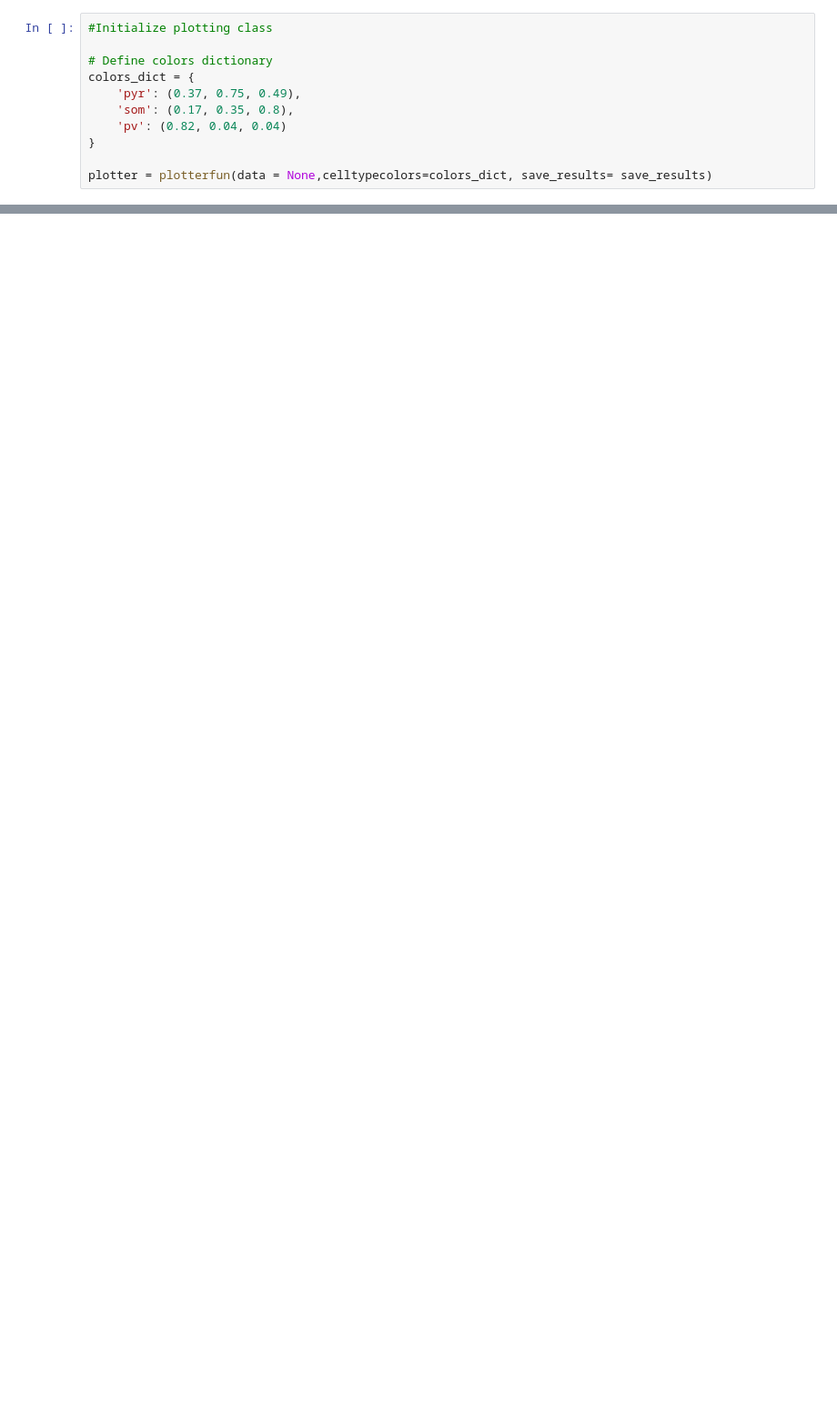
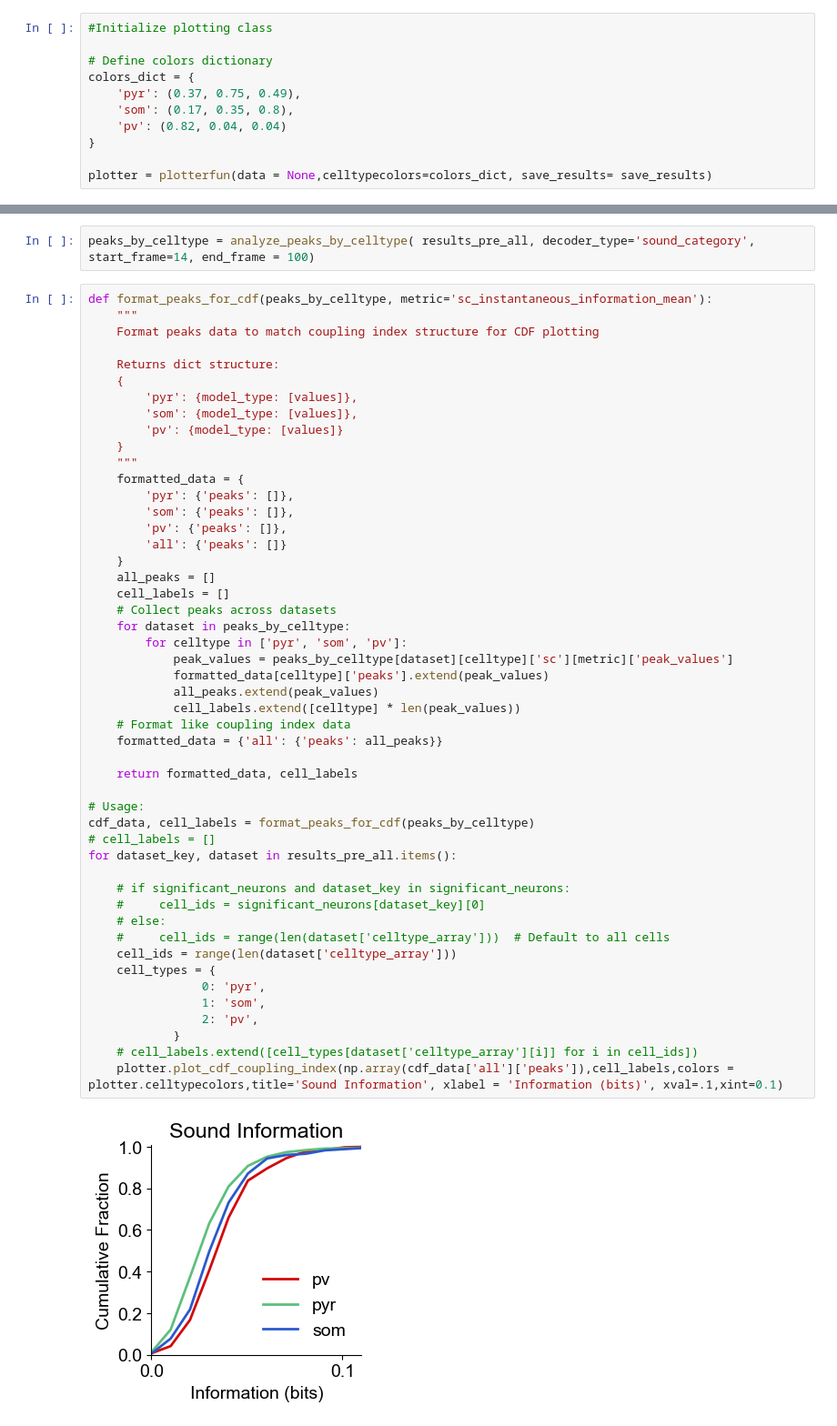
Before and after one commit to constanzabassi/GLM-analysis, a Jupyter notebook: run_glm_decoding_analysis.ipynb, the cells around one changed output, grey strips where cells are left out. Shown at 91% size. Saved outputs shown, nothing was run; the diff lists cells and outputs as text; blank space fills up the shorter version.

```diff
--- a/run_glm_decoding_analysis.ipynb
+++ b/run_glm_decoding_analysis.ipynb
@@ -296,0 +381,53 @@ Peak frame: 166
+# %%
+peaks_by_celltype = analyze_peaks_by_celltype( results_pre_all, decoder_type='sound_category', start_frame=14, end_frame = 100)
+# %%
+def format_peaks_for_cdf(peaks_by_celltype, metric='sc_instantaneous_information_mean'):
+    """
+    Format peaks data to match coupling index structure for CDF plotting
+
+    Returns dict structure:
+    {
+        'pyr': {model_type: [values]},
+        'som': {model_type: [values]},
+        'pv': {model_type: [values]}
+    }
+    """
+    formatted_data = {
+        'pyr': {'peaks': []},
+        'som': {'peaks': []},
+        'pv': {'peaks': []},
+        'all': {'peaks': []}
+    }
+    all_peaks = []
+    cell_labels = []
+    # Collect peaks across datasets
+    for dataset in peaks_by_celltype:
+        for celltype in ['pyr', 'som', 'pv']:
+            peak_values = peaks_by_celltype[dataset][celltype]['sc'][metric]['peak_values']
+            formatted_data[celltype]['peaks'].extend(peak_values)
+            all_peaks.extend(peak_values)
+            cell_labels.extend([celltype] * len(peak_values))
+    # Format like coupling index data
+    formatted_data = {'all': {'peaks': all_peaks}}
+
+    return formatted_data, cell_labels
+
+# Usage:
+cdf_data, cell_labels = format_peaks_for_cdf(peaks_by_celltype)
+# cell_labels = []
+for dataset_key, dataset in results_pre_all.items():
+
+    # if significant_neurons and dataset_key in significant_neurons:
+    #     cell_ids = significant_neurons[dataset_key][0]
+    # else:
+    #     cell_ids = range(len(dataset['celltype_array']))  # Default to all cells
+    cell_ids = range(len(dataset['celltype_array']))
+    cell_types = {
+                0: 'pyr',
+                1: 'som',
+                2: 'pv',
+            }
+    # cell_labels.extend([cell_types[dataset['celltype_array'][i]] for i in cell_ids])
+    plotter.plot_cdf_coupling_index(np.array(cdf_data['all']['peaks']),cell_labels,colors = plotter.celltypecolors,title='Sound Information', xlabel = 'Information (bits)', xval=.1,xint=0.1)
+# %% [output]
+[figure, added]
```
Also changed, not shown: parts of 12 cells of this notebook.
